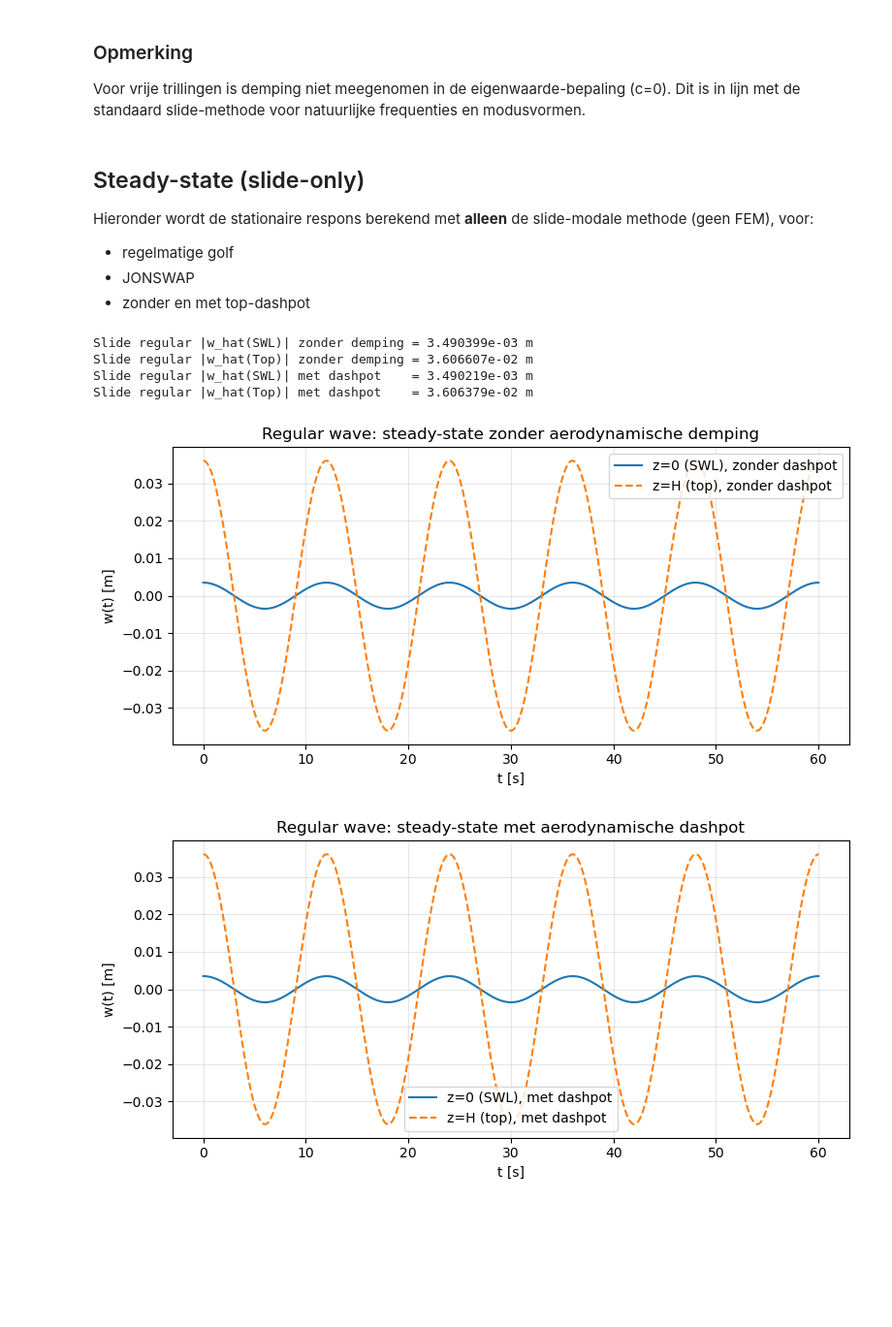
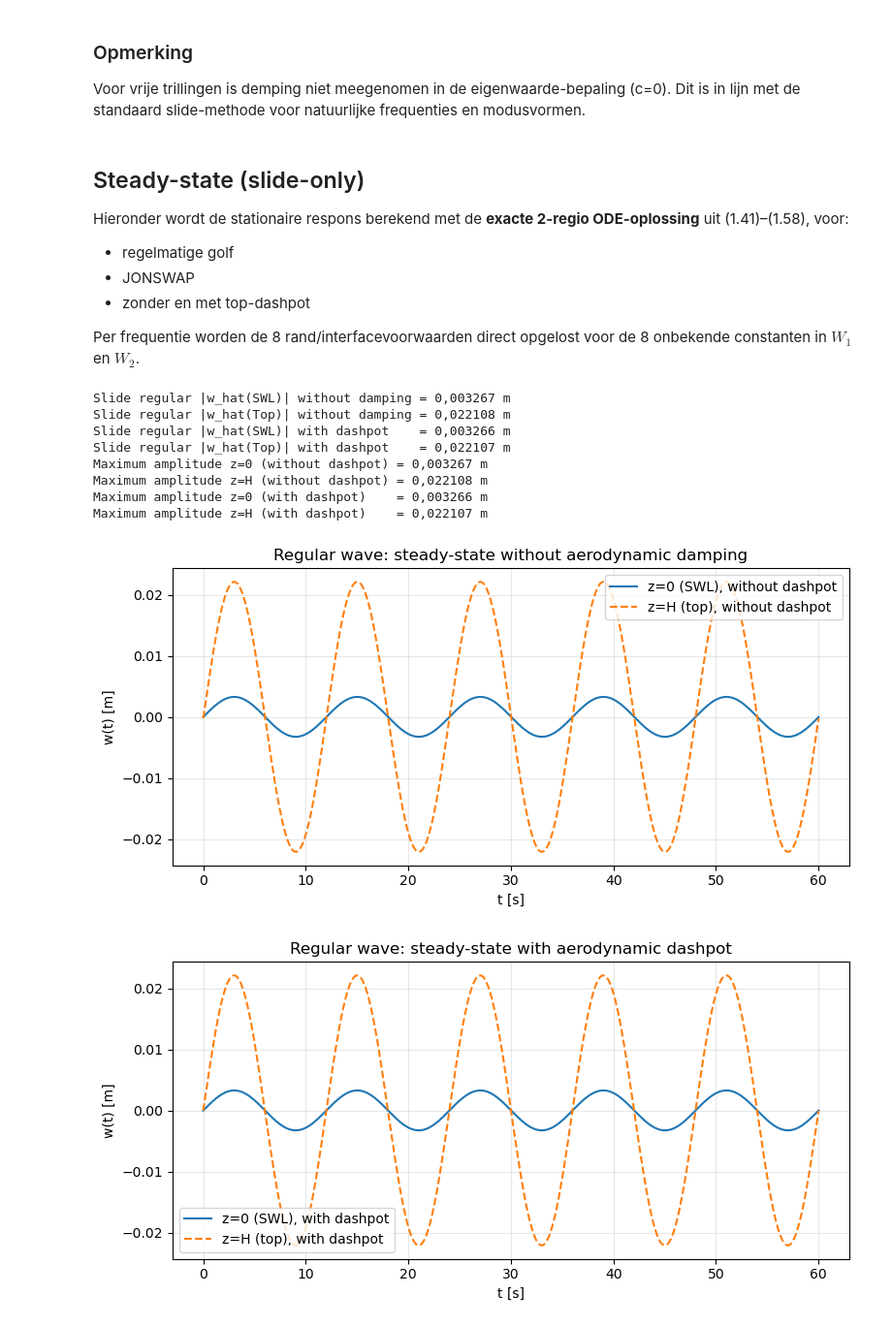
Before and after one commit to JulianEngel1999/FSI_Assignment_2, a Jupyter notebook: Free_Vibration_Correct.ipynb, the cells around one changed output. Shown at 97% size. Drawn from its saved outputs; the diff is of its cells as text; code cells hidden in the pictures; blank space fills up the shorter version.

```diff
--- a/Free_Vibration_Correct.ipynb
+++ b/Free_Vibration_Correct.ipynb
@@ -228,8 +256,8 @@ for i, om in enumerate(omega_n[:3]):
     ax.axvline(0.0, color='k', linestyle='--', linewidth=1)
     ax.axhline(0.0, color='gray', linestyle=':', linewidth=1)
     ax.grid(True, alpha=0.3)
-    ax.set_title(f"Mode {i+1}\n f = {om/(2*np.pi):.4f} Hz")
-    ax.set_xlabel('Genormaliseerde mode shape')
+    ax.set_title(f"Mode {i+1}\n f = {om/(2*np.pi):.4f} Hz\n ω = {om:.4f} rad/s")
+    ax.set_xlabel('Normalized mode shape')
 
 axes[0].set_ylabel('z [m]')
 plt.tight_layout()
@@ -242,10 +270,12 @@ Voor vrije trillingen is demping niet meegenomen in de eigenwaarde-bepaling (c=0
 Dit is in lijn met de standaard slide-methode voor natuurlijke frequenties en modusvormen.
 # %% [markdown]
 ## Steady-state (slide-only)
-Hieronder wordt de stationaire respons berekend met **alleen** de slide-modale methode (geen FEM), voor:
+Hieronder wordt de stationaire respons berekend met de **exacte 2-regio ODE-oplossing** uit (1.41)–(1.58), voor:
 - regelmatige golf
 - JONSWAP
 - zonder en met top-dashpot
+
+Per frequentie worden de 8 rand/interfacevoorwaarden direct opgelost voor de 8 onbekende constanten in $W_1$ en $W_2$.
 # %%
 # -----------------------------
 # Steady-state instellingen + golfhelpers
@@ -391,51 +424,62 @@ def slide_harmonic_response(Tp_loc, with_dashpot=False, a_wave=None, phase=0.0):
 # %%
 # -----------------------------
 # Regular wave steady-state (slide-only)
 # -----------------------------
 omega_reg, w_swl_reg, w_top_reg = slide_harmonic_response(Tp, with_dashpot=False)
 _, w_swl_reg_d, w_top_reg_d = slide_harmonic_response(Tp, with_dashpot=True)
 
-print(f"Slide regular |w_hat(SWL)| zonder demping = {abs(w_swl_reg):.6e} m")
-print(f"Slide regular |w_hat(Top)| zonder demping = {abs(w_top_reg):.6e} m")
-print(f"Slide regular |w_hat(SWL)| met dashpot    = {abs(w_swl_reg_d):.6e} m")
-print(f"Slide regular |w_hat(Top)| met dashpot    = {abs(w_top_reg_d):.6e} m")
+fmt = lambda x: f"{float(x):.6f}".replace('.', ',')
+
+print(f"Slide regular |w_hat(SWL)| without damping = {fmt(abs(w_swl_reg))} m")
+print(f"Slide regular |w_hat(Top)| without damping = {fmt(abs(w_top_reg))} m")
+print(f"Slide regular |w_hat(SWL)| with dashpot    = {fmt(abs(w_swl_reg_d))} m")
+print(f"Slide regular |w_hat(Top)| with dashpot    = {fmt(abs(w_top_reg_d))} m")
 
 t_reg = np.linspace(0.0, 5.0 * Tp, 2000)
 w_swl_reg_t = np.real(w_swl_reg * np.exp(1j * omega_reg * t_reg))
 w_top_reg_t = np.real(w_top_reg * np.exp(1j * omega_reg * t_reg))
 w_swl_reg_d_t = np.real(w_swl_reg_d * np.exp(1j * omega_reg * t_reg))
 w_top_reg_d_t = np.real(w_top_reg_d * np.exp(1j * omega_reg * t_reg))
 
-# Stap 3: zonder aerodynamische demping, op z=0 en z=H
+print(f"Maximum amplitude z=0 (without dashpot) = {fmt(np.max(np.abs(w_swl_reg_t)))} m")
+print(f"Maximum amplitude z=H (without dashpot) = {fmt(np.max(np.abs(w_top_reg_t)))} m")
+print(f"Maximum amplitude z=0 (with dashpot)    = {fmt(np.max(np.abs(w_swl_reg_d_t)))} m")
+print(f"Maximum amplitude z=H (with dashpot)    = {fmt(np.max(np.abs(w_top_reg_d_t)))} m")
+
+# Step 3: without aerodynamic damping, at z=0 and z=H
 plt.figure(figsize=(8, 4))
-plt.plot(t_reg, w_swl_reg_t, label='z=0 (SWL), zonder dashpot')
-plt.plot(t_reg, w_top_reg_t, '--', label='z=H (top), zonder dashpot')
+plt.plot(t_reg, w_swl_reg_t, label='z=0 (SWL), without dashpot')
+plt.plot(t_reg, w_top_reg_t, '--', label='z=H (top), without dashpot')
 plt.xlabel('t [s]')
 plt.ylabel('w(t) [m]')
-plt.title('Regular wave: steady-state zonder aerodynamische demping')
+plt.title('Regular wave: steady-state without aerodynamic damping')
 plt.grid(True, alpha=0.3)
 plt.legend()
 plt.tight_layout()
 plt.show()
 
-# Extra controle: met dashpot
+# Additional check: with dashpot
 plt.figure(figsize=(8, 4))
-plt.plot(t_reg, w_swl_reg_d_t, label='z=0 (SWL), met dashpot')
-plt.plot(t_reg, w_top_reg_d_t, '--', label='z=H (top), met dashpot')
+plt.plot(t_reg, w_swl_reg_d_t, label='z=0 (SWL), with dashpot')
+plt.plot(t_reg, w_top_reg_d_t, '--', label='z=H (top), with dashpot')
 plt.xlabel('t [s]')
 plt.ylabel('w(t) [m]')
-plt.title('Regular wave: steady-state met aerodynamische dashpot')
+plt.title('Regular wave: steady-state with aerodynamic dashpot')
 plt.grid(True, alpha=0.3)
 plt.legend()
 plt.tight_layout()
 plt.show()
 # %% [output]
-Slide regular |w_hat(SWL)| zonder demping = 3.490399e-03 m
-Slide regular |w_hat(Top)| zonder demping = 3.606607e-02 m
-Slide regular |w_hat(SWL)| met dashpot    = 3.490219e-03 m
-Slide regular |w_hat(Top)| met dashpot    = 3.606379e-02 m
+Slide regular |w_hat(SWL)| without damping = 0,003267 m
+Slide regular |w_hat(Top)| without damping = 0,022108 m
+Slide regular |w_hat(SWL)| with dashpot    = 0,003266 m
+Slide regular |w_hat(Top)| with dashpot    = 0,022107 m
+Maximum amplitude z=0 (without dashpot) = 0,003267 m
+Maximum amplitude z=H (without dashpot) = 0,022108 m
+Maximum amplitude z=0 (with dashpot)    = 0,003266 m
+Maximum amplitude z=H (with dashpot)    = 0,022107 m
-[figure, old version]
+[figure, new version]
-[figure, old version]
+[figure, new version]
 # %%
 # -----------------------------
 # JONSWAP steady-state (slide-only)
```
Also changed, not shown: parts of 6 cells of this notebook.
